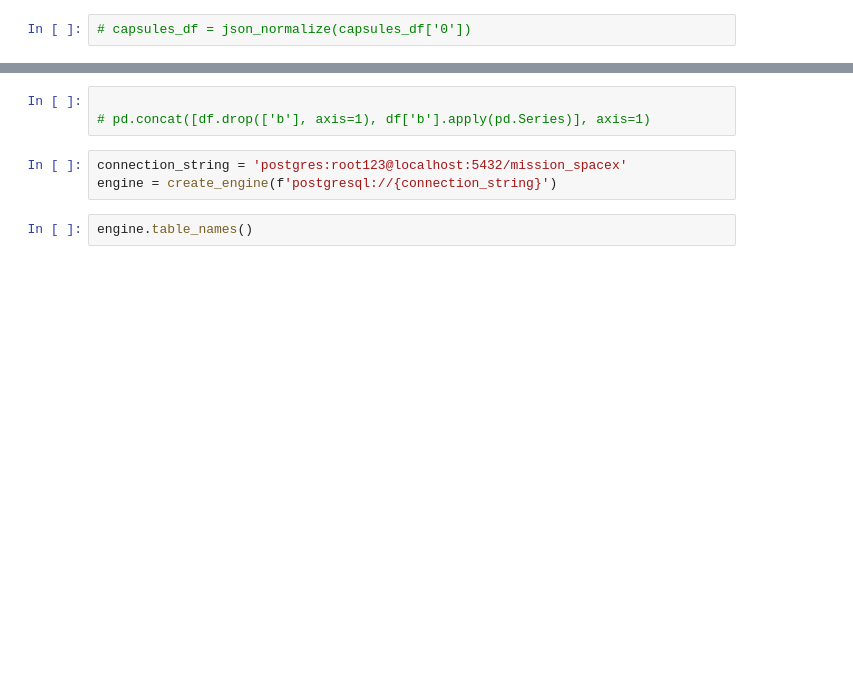
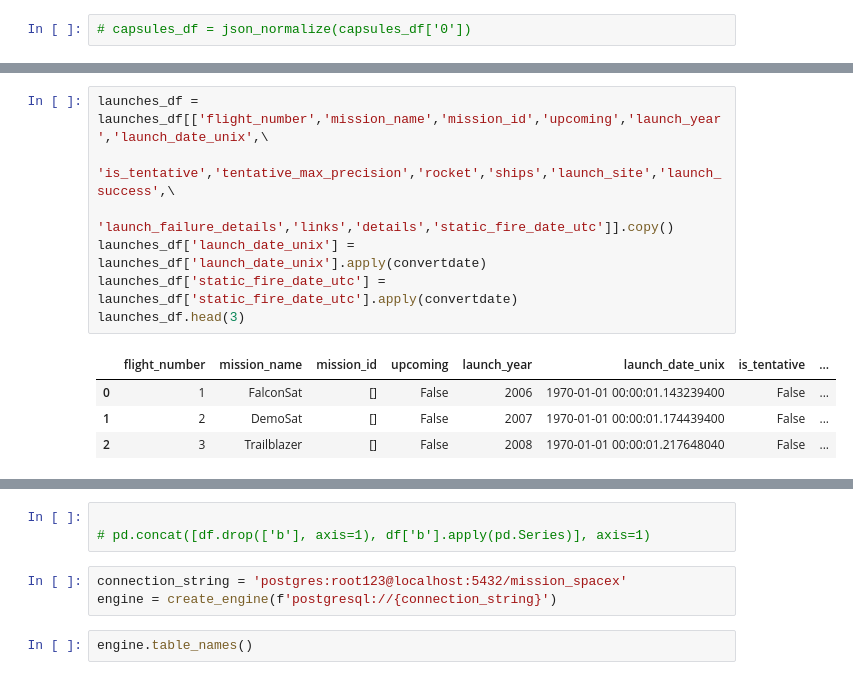
Before and after one commit to shahZ51/ETL_project, a Jupyter notebook: ETL_workingcopy_dave.ipynb, the cells around one changed output, grey strips where cells are left out. Cells and saved outputs as stored; diff of their text form; blank space fills up the shorter version.

```diff
--- a/ETL_workingcopy_dave.ipynb
+++ b/ETL_workingcopy_dave.ipynb
@@ -186,0 +224,12 @@ capsules_missions_df
+# %%
+launches_df = launches_df[['flight_number','mission_name','mission_id','upcoming','launch_year','launch_date_unix',\
+                          'is_tentative','tentative_max_precision','rocket','ships','launch_site','launch_success',\
+                          'launch_failure_details','links','details','static_fire_date_utc']].copy()
+launches_df['launch_date_unix'] = launches_df['launch_date_unix'].apply(convertdate)
+launches_df['static_fire_date_utc'] = launches_df['static_fire_date_utc'].apply(convertdate)
+launches_df.head(3)
+# %% [output]
+|  | flight_number | mission_name | mission_id | upcoming | launch_year | launch_date_unix | is_tentative | ... |
+| 0 | 1 | FalconSat | [] | False | 2006 | 1970-01-01 00:00:01.143239400 | False | ... |
+| 1 | 2 | DemoSat | [] | False | 2007 | 1970-01-01 00:00:01.174439400 | False | ... |
+| 2 | 3 | Trailblazer | [] | False | 2008 | 1970-01-01 00:00:01.217648040 | False | ... |
```
Also changed, not shown: parts of 15 cells of this notebook, 1 other file.
